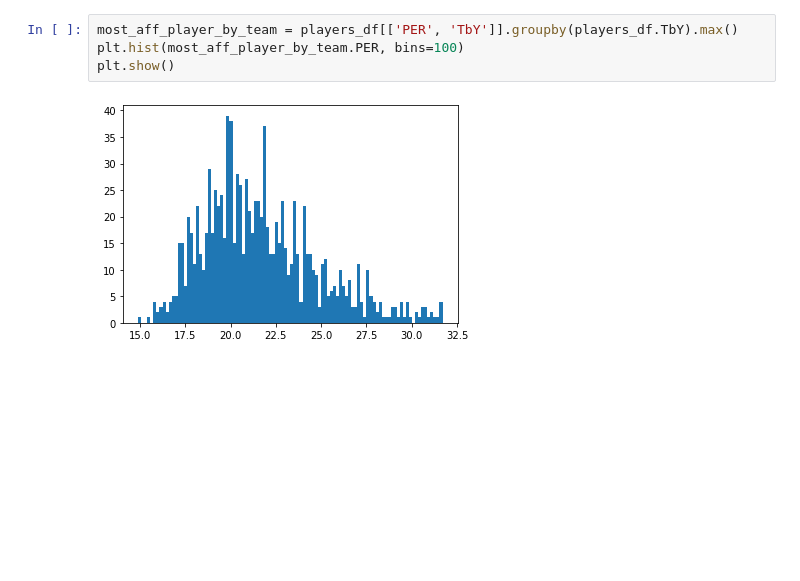
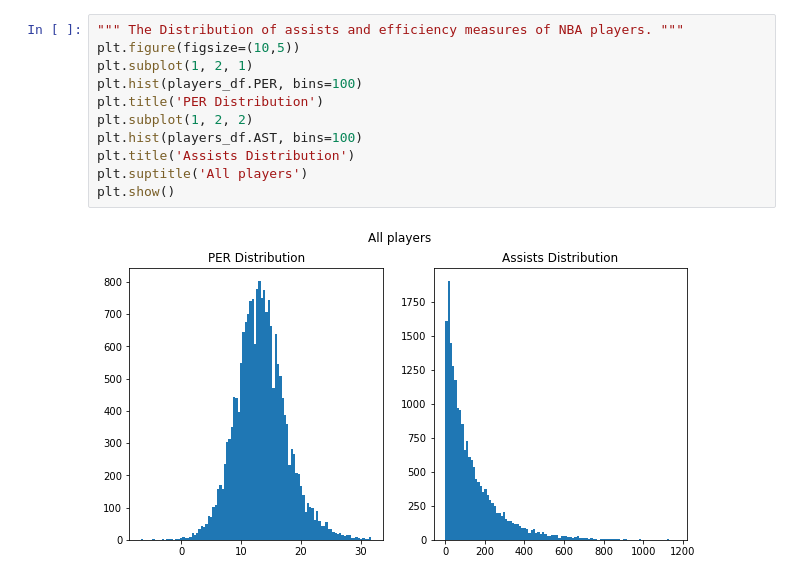
Before and after one commit to canudi/BD_final_project, a Jupyter notebook: individual_success.ipynb, the cells around one changed output. Saved outputs shown, nothing was run; the diff lists cells and outputs as text; blank space fills up the shorter version.

```diff
--- a/individual_success.ipynb
+++ b/individual_success.ipynb
@@ -57,6 +36,13 @@ plt.show()
-# %%
-most_aff_player_by_team = players_df[['PER', 'TbY']].groupby(players_df.TbY).max()
-plt.hist(most_aff_player_by_team.PER, bins=100)
-plt.show()
-# %% [output]
-[figure, removed]
+# %%
+""" The Distribution of assists and efficiency measures of NBA players. """
+plt.figure(figsize=(10,5))
+plt.subplot(1, 2, 1)
+plt.hist(players_df.PER, bins=100)
+plt.title('PER Distribution')
+plt.subplot(1, 2, 2)
+plt.hist(players_df.AST, bins=100)
+plt.title('Assists Distribution')
+plt.suptitle('All players')
+plt.show()
+# %% [output]
+[figure, added]
```
Also changed, not shown: parts of 9 cells of this notebook, 1 other file.
